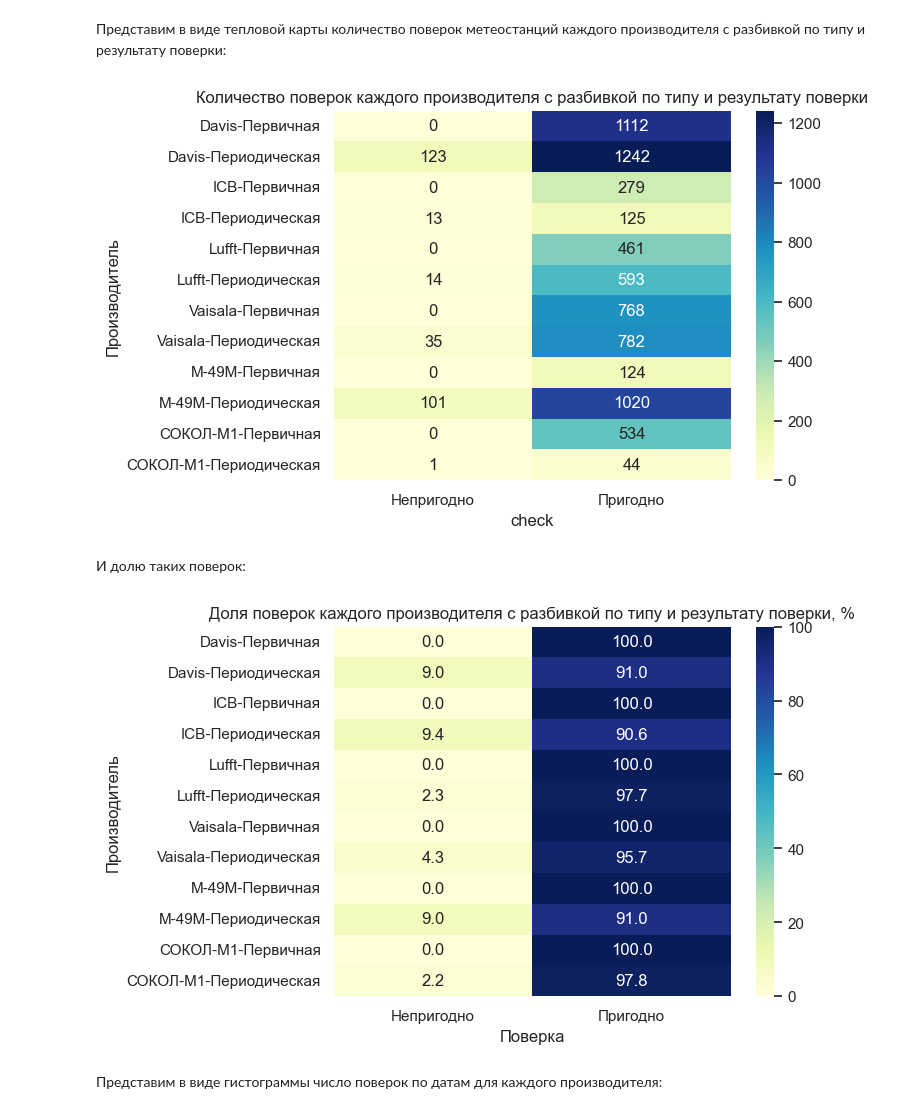
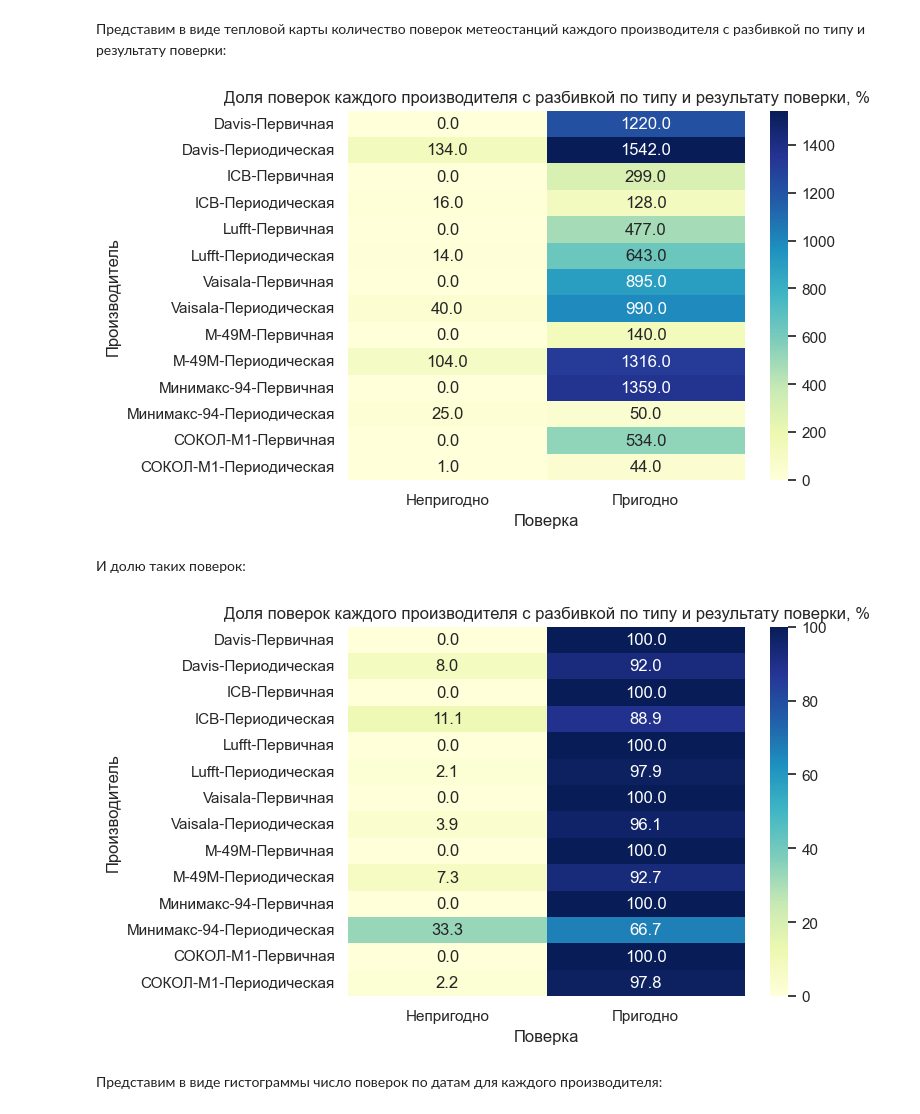
Before and after one commit to IgorMitrofanov/global-meteostation-verefication-data, a Jupyter notebook: analytics_from_2020.ipynb, the cells around one changed output. Saved outputs shown, nothing was run; the diff lists cells and outputs as text; code cells hidden in the pictures.

```diff
--- a/analytics_from_2020.ipynb
+++ b/analytics_from_2020.ipynb
@@ -76,2 +111,0 @@ min(df['verification_date']), max(df['verification_date'])
-# %%
-df = df.query('verification_date >= 2020').copy()
@@ -130,6 +164,8 @@ def rename_mitype(mitype):
         return 'Сафоновский'
     elif 'СОКОЛ-М1' in mitype:
         return 'СОКОЛ-М1'
+    elif any(item in mitype for item in ['ДВН', 'ДВС', 'ДО', 'ДВГ', 'ДТВ', 'ДД']):
+        return 'Минимакс-94'
     return mitype
 # %%
 df['mi.manufacturer'] = df['mi.mitype'].apply(rename_mitype)
@@ -182,25 +232,23 @@ plt.show()
 Представим в виде тепловой карты количество поверок метеостанций каждого производителя с разбивкой по типу и результату поверки:
 # %%
 mi_type_check_result_counts = df.groupby(['mi.manufacturer', 'check', 'result_text']).size().unstack().fillna(0)
-
-sns.heatmap(mi_type_check_result_counts, annot=True, fmt='g', cmap='YlGnBu')
-plt.title('Количество поверок каждого производителя с разбивкой по типу и результату поверки')
-plt.xlabel('check')
-plt.ylabel('Производитель')
-plt.show()
+create_heatmap(
+    mi_type_check_result_counts,
+    'Доля поверок каждого производителя с разбивкой по типу и результату поверки, %',
+    'Поверка',
+    'Производитель')
 # %% [output]
-[figure, old version]
+[figure, new version]
 # %% [markdown]
 И долю таких поверок:
 # %%
 mi_type_check_result_percentages = mi_type_check_result_counts.div(mi_type_check_result_counts.sum(axis=1), axis=0) * 100
-
-sns.heatmap(mi_type_check_result_percentages, annot=True, fmt='.1f', cmap='YlGnBu')
-plt.title('Доля поверок каждого производителя с разбивкой по типу и результату поверки, %')
-plt.xlabel('Поверка')
-plt.ylabel('Производитель')
-plt.show()
+create_heatmap(
+    mi_type_check_result_percentages,
+    'Доля поверок каждого производителя с разбивкой по типу и результату поверки, %',
+    'Поверка',
+    'Производитель')
 # %% [output]
-[figure, old version]
+[figure, new version]
 # %% [markdown]
 Представим в виде гистограммы число поверок по датам для каждого производителя:
```
Also changed, not shown: parts of 28 cells of this notebook, 5 other files.
